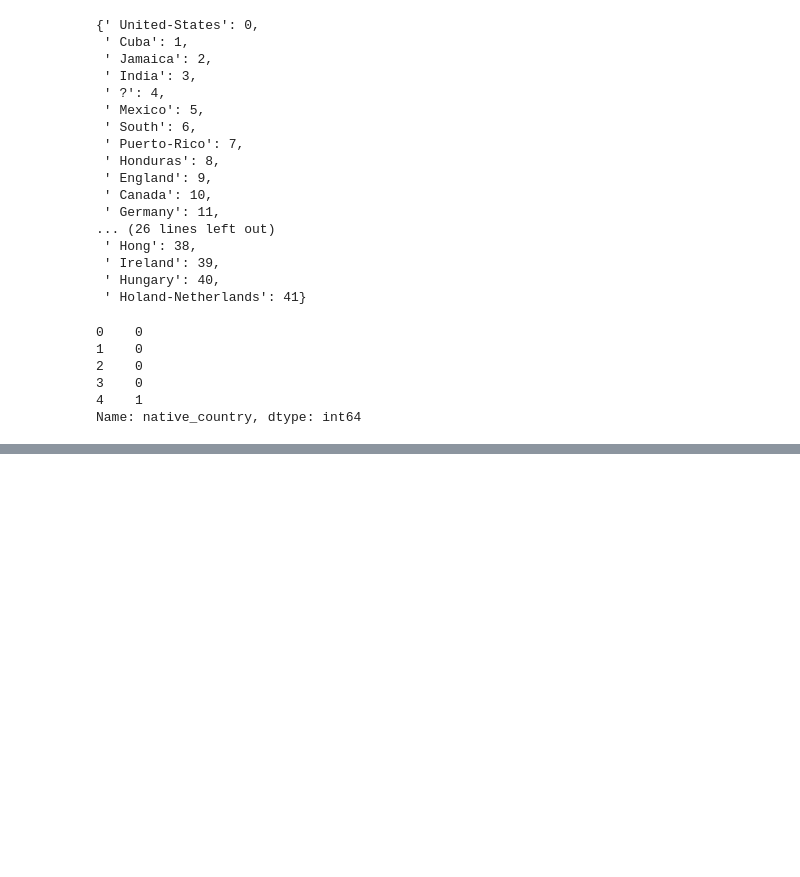
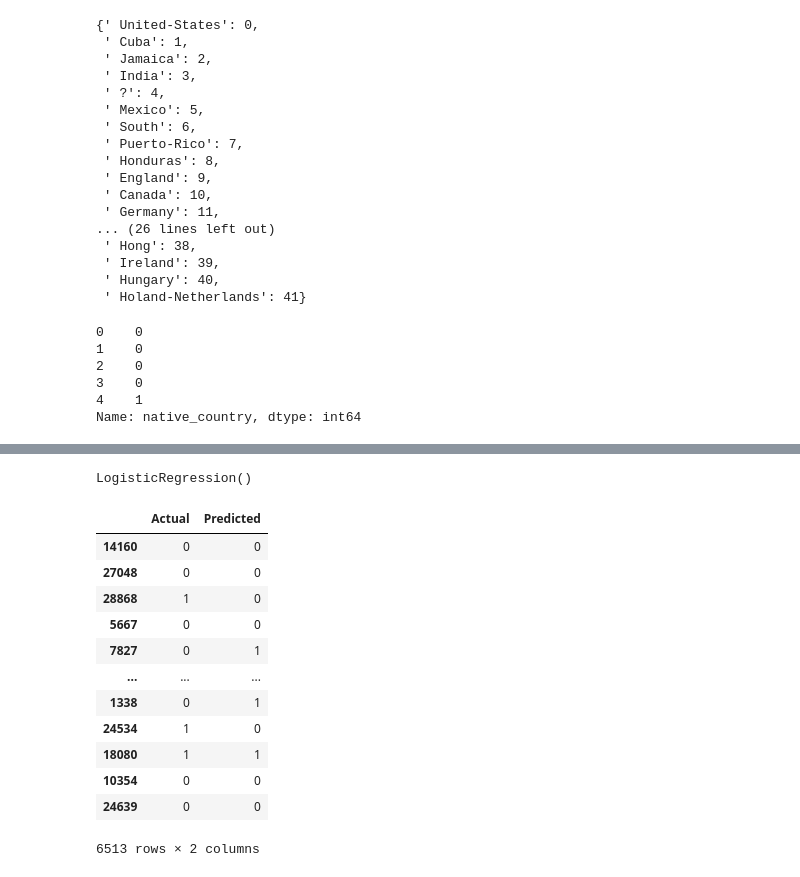
Before and after one commit to ram-polisetti/DataScience, a Jupyter notebook: AdultSalaryPrediction/AdultSalaryPrediction.ipynb, the cells around one changed output, grey strips where cells are left out. Drawn from its saved outputs; the diff is of its cells as text; code cells hidden in the pictures; blank space fills up the shorter version.

```diff
--- a/AdultSalaryPrediction/AdultSalaryPrediction.ipynb
+++ b/AdultSalaryPrediction/AdultSalaryPrediction.ipynb
@@ -584,0 +696,29 @@ sns.heatmap(corr, annot = True)
+# %%
+lg_model = LogisticRegression()
+# %%
+lg_model.fit(X_train, y_train)
+# %% [output]
+LogisticRegression()
+# %%
+y_pred = lg_model.predict(X_test)
+# %%
+results = {
+    'Actual': y_test,
+    'Predicted': y_pred
+}
+# %%
+pd.DataFrame(results)
+# %% [output]
+|  | Actual | Predicted |
+| 14160 | 0 | 0 |
+| 27048 | 0 | 0 |
+| 28868 | 1 | 0 |
+| 5667 | 0 | 0 |
+| 7827 | 0 | 1 |
+| ... | ... | ... |
+| 1338 | 0 | 1 |
+| 24534 | 1 | 0 |
+| 18080 | 1 | 1 |
+| 10354 | 0 | 0 |
+| 24639 | 0 | 0 |
+6513 rows × 2 columns
```
Also changed, not shown: parts of 22 cells of this notebook.
